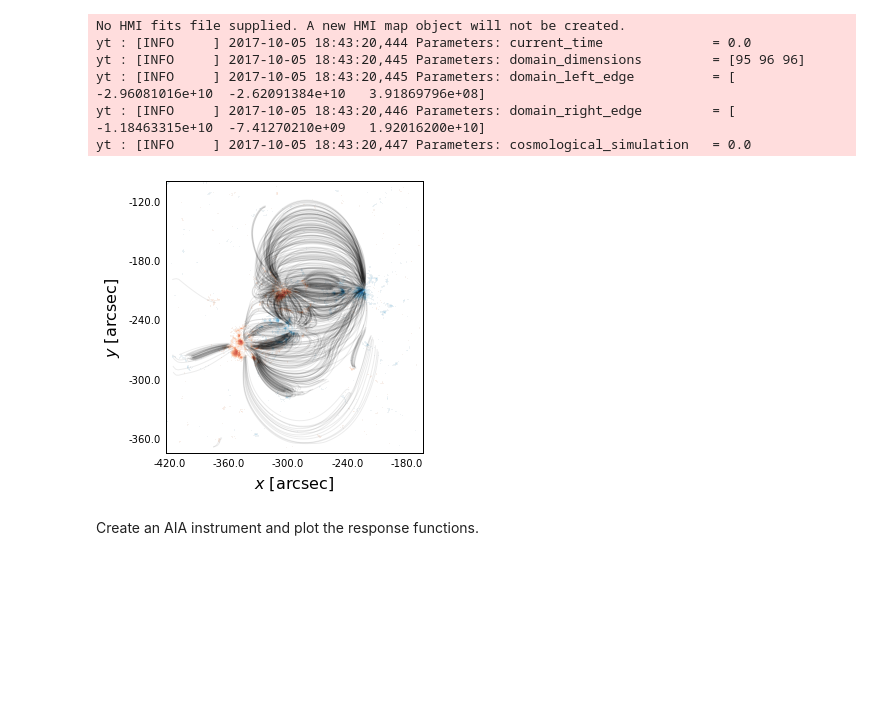
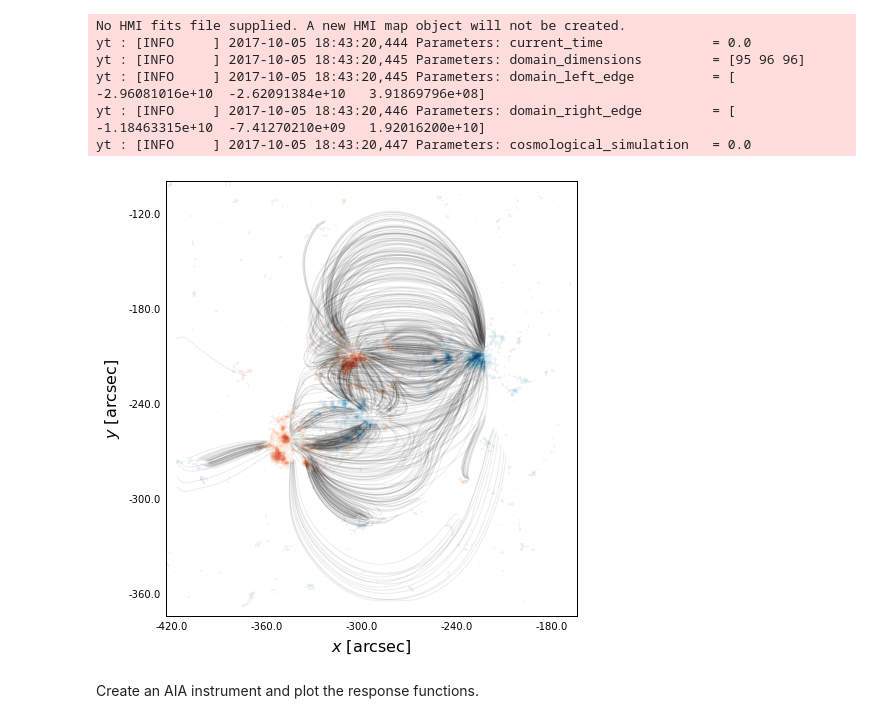
Before and after one commit to wtbarnes/posters, a Jupyter notebook: rice_dsconf_2017/notebooks/basic_figures.ipynb, the cells around one changed output. Drawn from its saved outputs; the diff is of its cells as text; code cells hidden in the pictures; blank space fills up the shorter version.

```diff
--- a/rice_dsconf_2017/notebooks/basic_figures.ipynb
+++ b/rice_dsconf_2017/notebooks/basic_figures.ipynb
@@ -264,29 +246,29 @@ hmi_map.data = np.where(np.fabs(hmi_map.data)<50,np.nan,hmi_map.data)
 streamlines = [s[0] for s in base_field.streamlines]
 random.shuffle(streamlines)
 # %%
-fig = plt.figure(figsize=(8,5))
+fig = plt.figure(figsize=(8,8))
 #hmi_map = hmi_map.submap(hmi_map.xrange,hmi_map.yrange+u.Quantity([40,-15],u.arcsec))
 ax = fig.add_subplot(111,projection=hmi_map)
 im = hmi_map.plot(axes=ax,annotate=False,title=False,cmap=plt.get_cmap('RdBu'),vmin=-2000,vmax=2000)
 # axes and tick label sizing
 ax.coords[0].set_ticklabel(size=plt.rcParams['xtick.labelsize'])
 ax.coords[1].set_ticklabel(size=plt.rcParams['ytick.labelsize'])
 ax.coords[0].set_axislabel(r'$x$ [$\mathrm{{{}}}$]'.format(u.Unit(hmi_map.meta['cunit1'])),
                            size=plt.rcParams['axes.labelsize'])
 ax.coords[1].set_axislabel(r'$y$ [$\mathrm{{{}}}$]'.format(u.Unit(hmi_map.meta['cunit2'])),
                            size=plt.rcParams['axes.labelsize'])
 # grids and tick sizing
 ax.coords[0].grid(alpha=0)
 ax.coords[1].grid(alpha=0)
 # plot streamlines
 for s in streamlines[::10]:
     ax.plot(base_field._convert_angle_to_length(s[:,0]*u.cm,working_units=u.arcsec).to(u.deg),
             base_field._convert_angle_to_length(s[:,1]*u.cm,working_units=u.arcsec).to(u.deg),
             alpha=0.075,transform=ax.get_transform('world'),color='k',lw=1
            )
 fig.savefig('../figures/hmi_map_with_strands.pdf')
 # %% [output]
-[figure, old version]
+[figure, new version]
 # %% [markdown]
 Create an AIA instrument and plot the response functions.
 # %%
```
Also changed, not shown: parts of 5 cells of this notebook, 1 other file.
